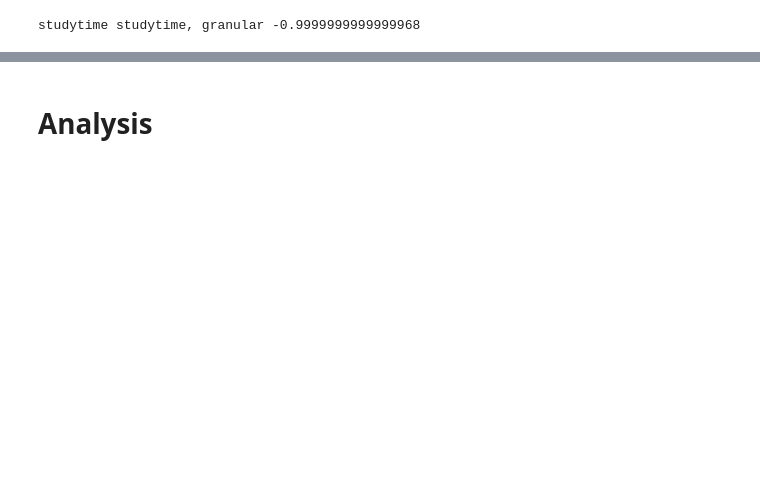
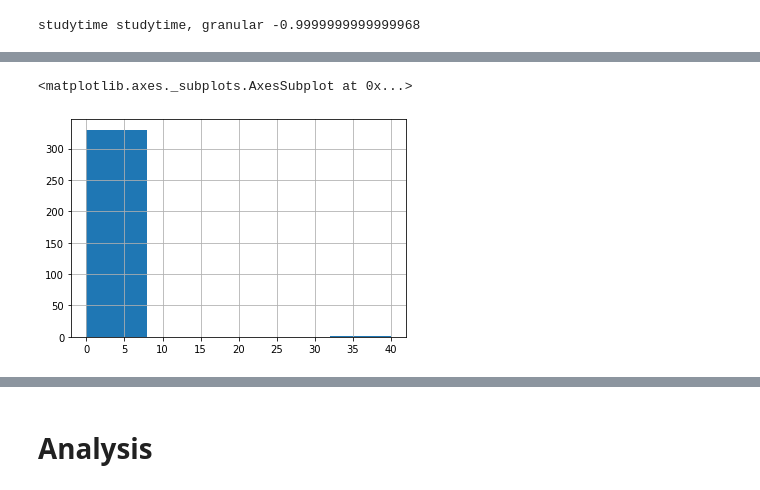
Before and after one commit to sashakang/skillfactory_rds, a Jupyter notebook: PROJECT-2 EDA/PROJECT-2 EDA.ipynb, the cells around one changed output, grey strips where cells are left out. Drawn from its saved outputs; the diff is of its cells as text; code cells hidden in the pictures; blank space fills up the shorter version.

```diff
--- a/PROJECT-2 EDA/PROJECT-2 EDA.ipynb
+++ b/PROJECT-2 EDA/PROJECT-2 EDA.ipynb
@@ -51,0 +137,6 @@ array([[<matplotlib.axes._subplots.AxesSubplot object at 0x...>,
+# %%
+# анализируем Fedu
+df.Fedu.hist(bins=5)
+# %% [output]
+<matplotlib.axes._subplots.AxesSubplot at 0x...>
+[figure, added]
```
Also changed, not shown: parts of 47 cells of this notebook, 1 other file.
